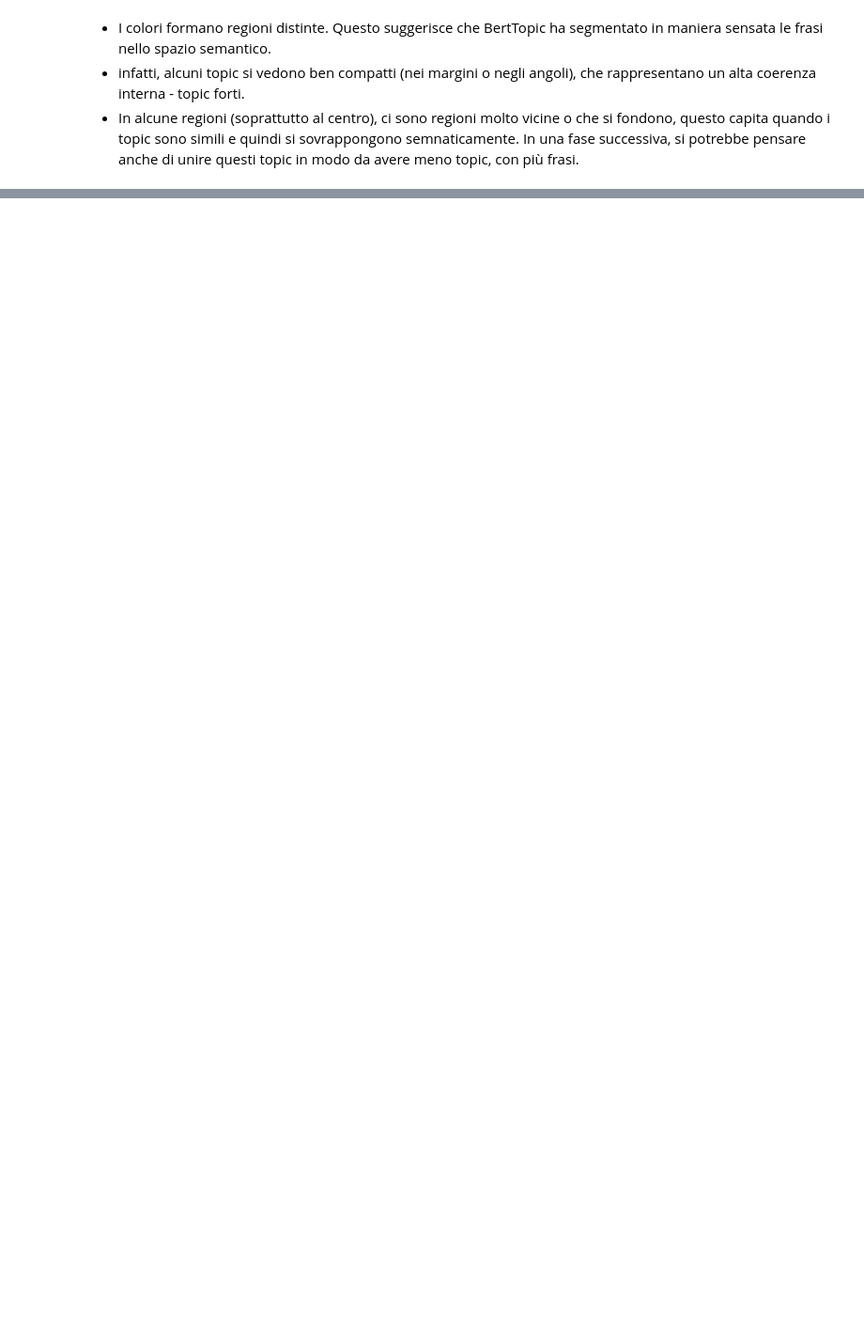
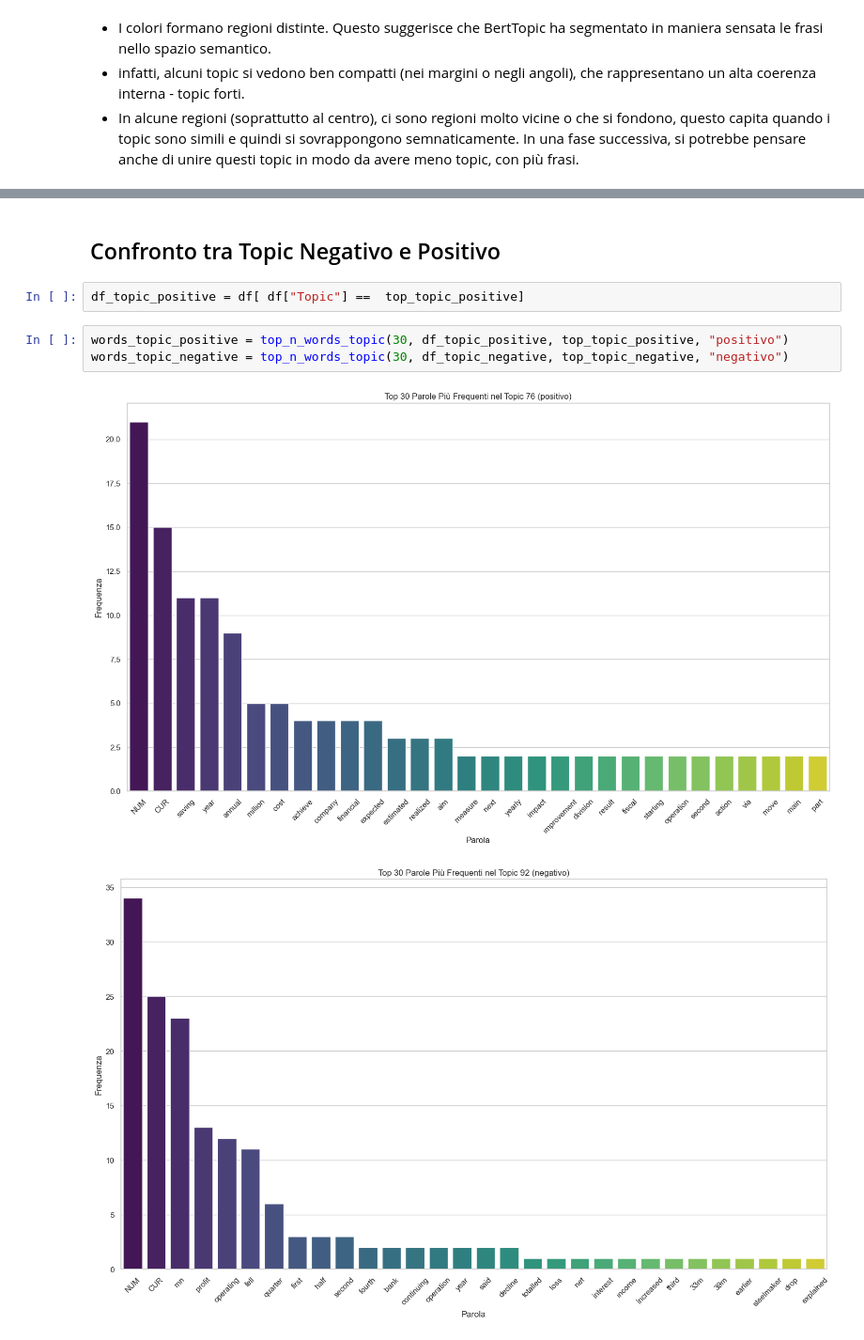
Before and after one commit to IreneGaita/FinSent, a Jupyter notebook: airflow/notebooks/topic_analysis.ipynb, the cells around one changed output, grey strips where cells are left out. Shown at 94% size. Saved outputs shown, nothing was run; the diff lists cells and outputs as text; blank space fills up the shorter version.

```diff
--- a/airflow/notebooks/topic_analysis.ipynb
+++ b/airflow/notebooks/topic_analysis.ipynb
@@ -459,0 +524,10 @@ plt.show()
+# %% [markdown]
+## Confronto tra Topic Negativo e Positivo
+# %%
+df_topic_positive = df[ df["Topic"] ==  top_topic_positive]
+# %%
+words_topic_positive = top_n_words_topic(30, df_topic_positive, top_topic_positive, "positivo")
+words_topic_negative = top_n_words_topic(30, df_topic_negative, top_topic_negative, "negativo")
+# %% [output]
+[figure, added]
+[figure, added]
```
Also changed, not shown: parts of 16 cells of this notebook.
